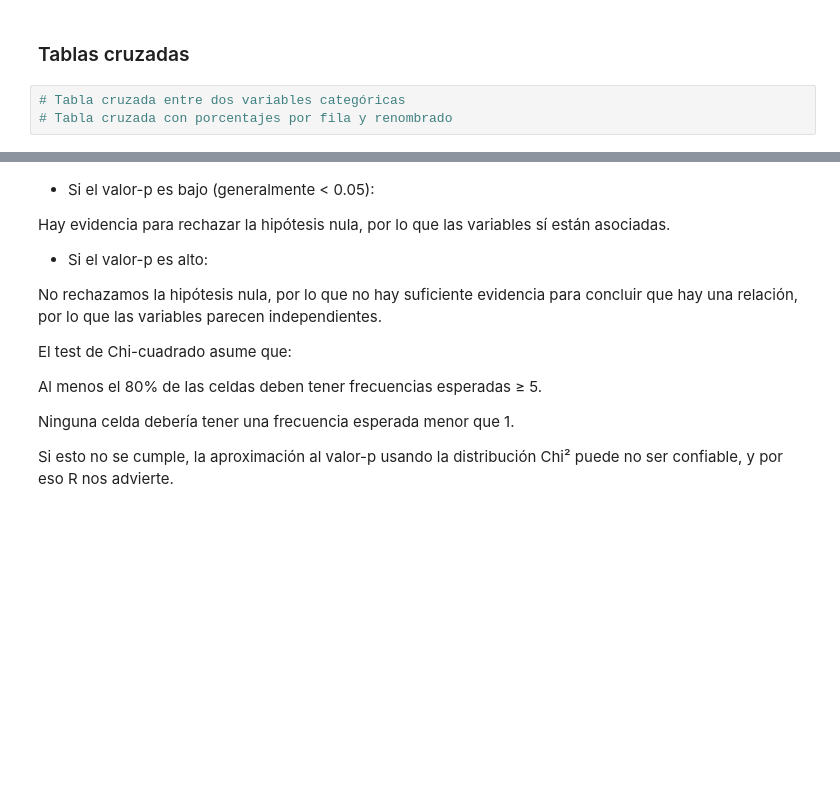
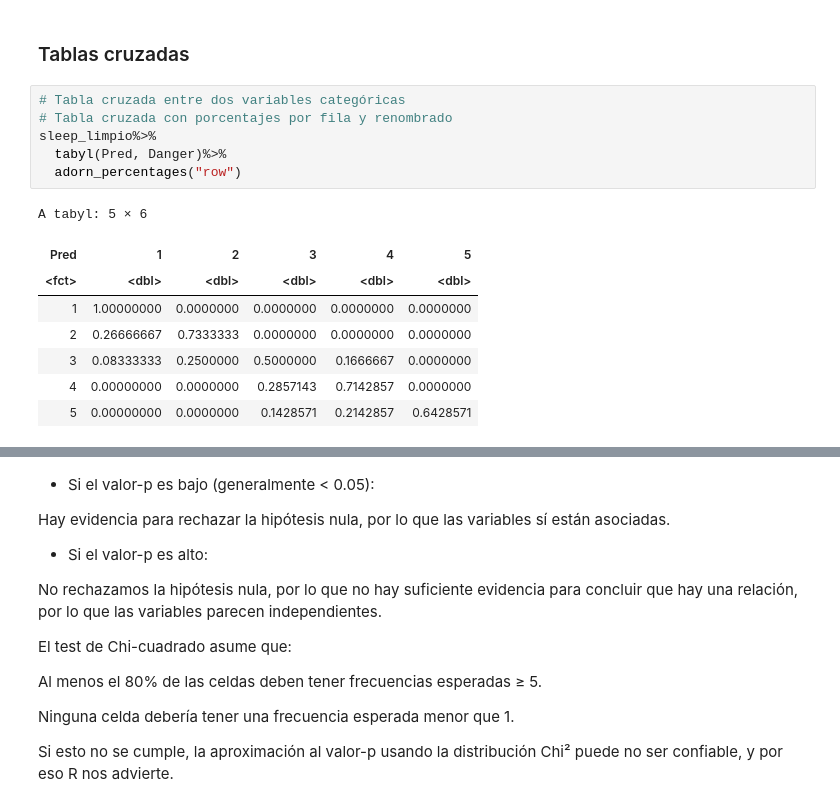
Before and after one commit to ednavivianasegura/ERAP_Curso_R, a Jupyter notebook: ERAP_R_Course_Modulo_IV.ipynb, the cells around one changed output, grey strips where cells are left out. Drawn from its saved outputs; the diff is of its cells as text; blank space fills up the shorter version.

```diff
--- a/ERAP_R_Course_Modulo_IV.ipynb
+++ b/ERAP_R_Course_Modulo_IV.ipynb
@@ -976,6 +976,18 @@ A data.frame: 5 × 4
 # %%
 # Tabla cruzada entre dos variables categóricas
 # Tabla cruzada con porcentajes por fila y renombrado
+sleep_limpio%>%
+  tabyl(Pred, Danger)%>%
+  adorn_percentages("row")
+# %% [output]
+A tabyl: 5 × 6
+| Pred | 1 | 2 | 3 | 4 | 5 |
+| <fct> | <dbl> | <dbl> | <dbl> | <dbl> | <dbl> |
+| 1 | 1.00000000 | 0.0000000 | 0.0000000 | 0.0000000 | 0.0000000 |
+| 2 | 0.26666667 | 0.7333333 | 0.0000000 | 0.0000000 | 0.0000000 |
+| 3 | 0.08333333 | 0.2500000 | 0.5000000 | 0.1666667 | 0.0000000 |
+| 4 | 0.00000000 | 0.0000000 | 0.2857143 | 0.7142857 | 0.0000000 |
+| 5 | 0.00000000 | 0.0000000 | 0.1428571 | 0.2142857 | 0.6428571 |
 # %%
 #Diagrama de barras con dos variables categóricas e inclusión de la frecuencia
 
```
Also changed, not shown: parts of 4 cells of this notebook.
